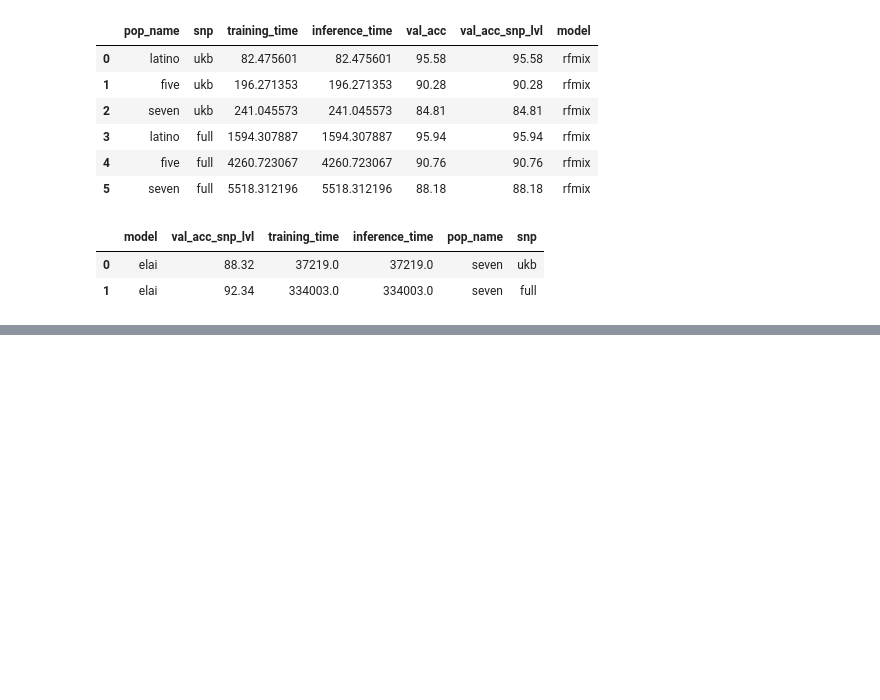
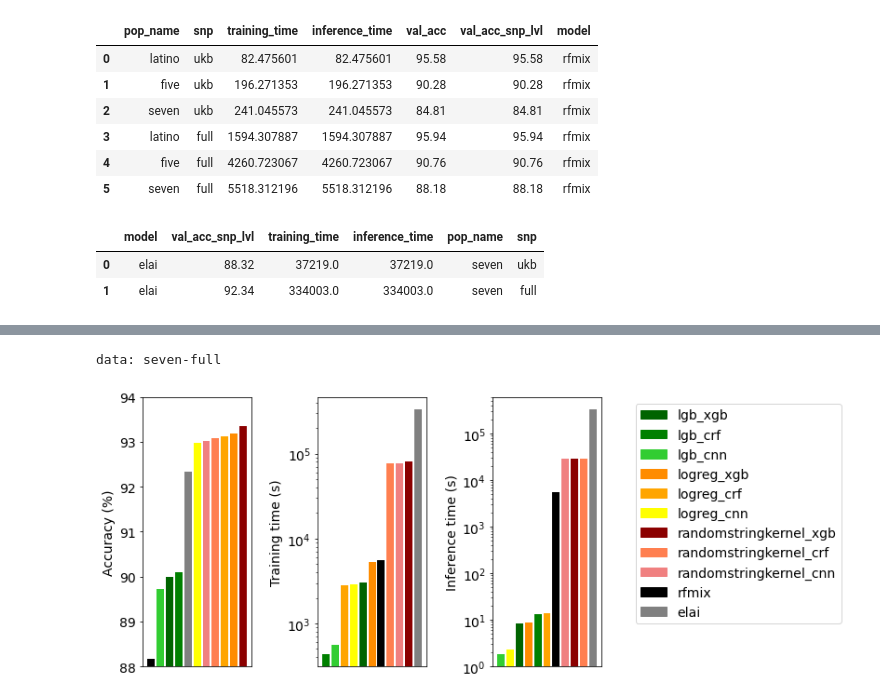
Before and after one commit to AI-sandbox/gnomix, a Jupyter notebook: benchmark/Benchmarking.ipynb, the cells around one changed output, grey strips where cells are left out. Drawn from its saved outputs; the diff is of its cells as text; code cells hidden in the pictures; blank space fills up the shorter version.

```diff
--- a/benchmark/Benchmarking.ipynb
+++ b/benchmark/Benchmarking.ipynb
@@ -335,0 +362,13 @@ data: seven-ukb
+# %%
+barplot_metric_vs_data(
+    DF, dataset="seven-full",
+    metrics = ["val_acc_snp_lvl", "training_time", "inference_time"],
+    metr_labls = ["Accuracy (%)", "Training time (s)" , "Inference time (s)"],
+    y_lims = ((88,94), None, None),
+    log_metrics = (False, True, True),
+    figsize = [8, 4.8],
+    fz=14
+)
+# %% [output]
+data: seven-full
+[figure, added]
```
Also changed, not shown: parts of 7 cells of this notebook, 18 other files.
